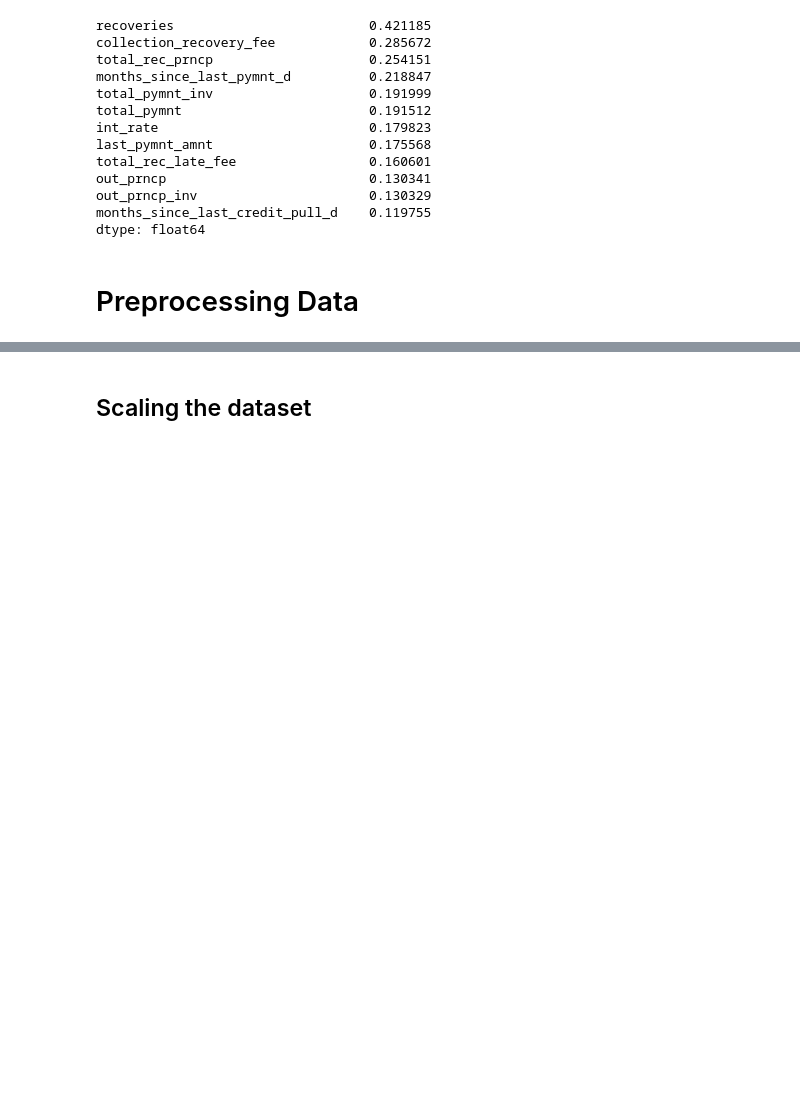
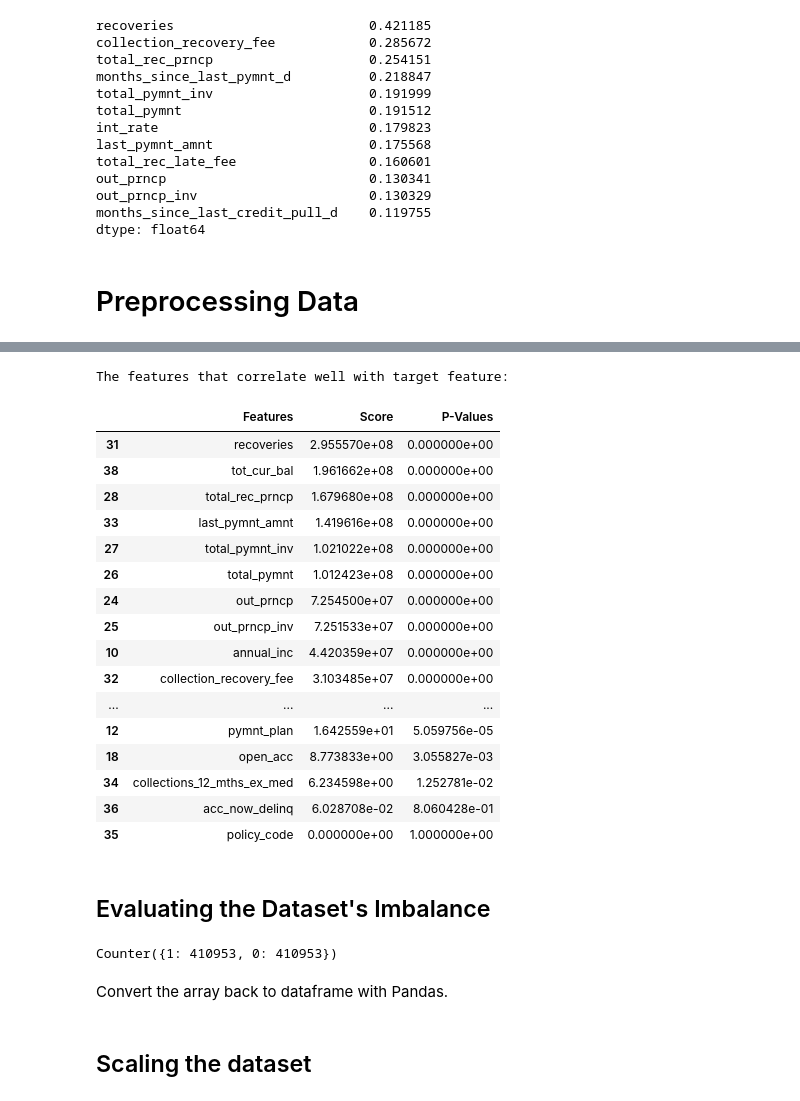
Before and after one commit to intancitra/credit-loan, a Jupyter notebook: Credit_Loan_Risk___IDX_Partners.ipynb, the cells around one changed output, grey strips where cells are left out. Drawn from its saved outputs; the diff is of its cells as text; code cells hidden in the pictures; blank space fills up the shorter version.

```diff
--- a/Credit_Loan_Risk___IDX_Partners.ipynb
+++ b/Credit_Loan_Risk___IDX_Partners.ipynb
@@ -681,0 +659,2 @@ Name: Loan_Status_num, dtype: int64
+# %%
+raw_df_copy = raw_df.copy()
@@ -681,0 +683,35 @@ Name: Loan_Status_num, dtype: int64
+# %%
+raw_df_copy[cat]=raw_df_copy[cat].apply(LabelEncoder().fit_transform)
+# %%
+X = raw_df_copy.drop(['Loan_Status','loan_status','Loan_Status_num'], axis=1)
+y = raw_df_copy['Loan_Status']
+# %%
+# feature selection
+bestfeatures = SelectKBest(score_func=chi2, k=20)
+fit = bestfeatures.fit(X,y)
+dfscores = pd.DataFrame(fit.scores_)
+dfpvalues = pd.DataFrame(fit.pvalues_)
+dfcolumns = pd.DataFrame(X.columns)
+featureScores = pd.concat([dfcolumns, dfscores, dfpvalues], axis = 1)
+featureScores.columns = ['Features', 'Score', 'P-Values']
+print('The features that correlate well with target feature:\n')
+featureScores.sort_values(by=['Score'], ascending=False)
+# %% [output]
+The features that correlate well with target feature:
+|  | Features | Score | P-Values |
+| 31 | recoveries | 2.955570e+08 | 0.000000e+00 |
+| 38 | tot_cur_bal | 1.961662e+08 | 0.000000e+00 |
+| 28 | total_rec_prncp | 1.679680e+08 | 0.000000e+00 |
+| 33 | last_pymnt_amnt | 1.419616e+08 | 0.000000e+00 |
+| 27 | total_pymnt_inv | 1.021022e+08 | 0.000000e+00 |
+| 26 | total_pymnt | 1.012423e+08 | 0.000000e+00 |
+| 24 | out_prncp | 7.254500e+07 | 0.000000e+00 |
+| 25 | out_prncp_inv | 7.251533e+07 | 0.000000e+00 |
+| 10 | annual_inc | 4.420359e+07 | 0.000000e+00 |
+| 32 | collection_recovery_fee | 3.103485e+07 | 0.000000e+00 |
+| ... | ... | ... | ... |
+| 12 | pymnt_plan | 1.642559e+01 | 5.059756e-05 |
+| 18 | open_acc | 8.773833e+00 | 3.055827e-03 |
+| 34 | collections_12_mths_ex_med | 6.234598e+00 | 1.252781e-02 |
+| 36 | acc_now_delinq | 6.028708e-02 | 8.060428e-01 |
+| 35 | policy_code | 0.000000e+00 | 1.000000e+00 |
@@ -682,3 +724,18 @@ Name: Loan_Status_num, dtype: int64
+# %% [markdown]
+## Evaluating the Dataset's Imbalance
+# %%
+from imblearn.under_sampling import RandomUnderSampler
+from imblearn.over_sampling import RandomOverSampler
+from collections import Counter
+
+under_sampler = RandomOverSampler(random_state=123)
+
+X_resampled, y_resampled = under_sampler.fit_resample(X.values, y.ravel())
+Counter(y_resampled)
+# %% [output]
+Counter({1: 410953, 0: 410953})
+# %% [markdown]
+Convert the array back to dataframe with Pandas.
 # %% [markdown]
 ## Scaling the dataset
 # %%
```
Also changed, not shown: parts of 38 cells of this notebook.
